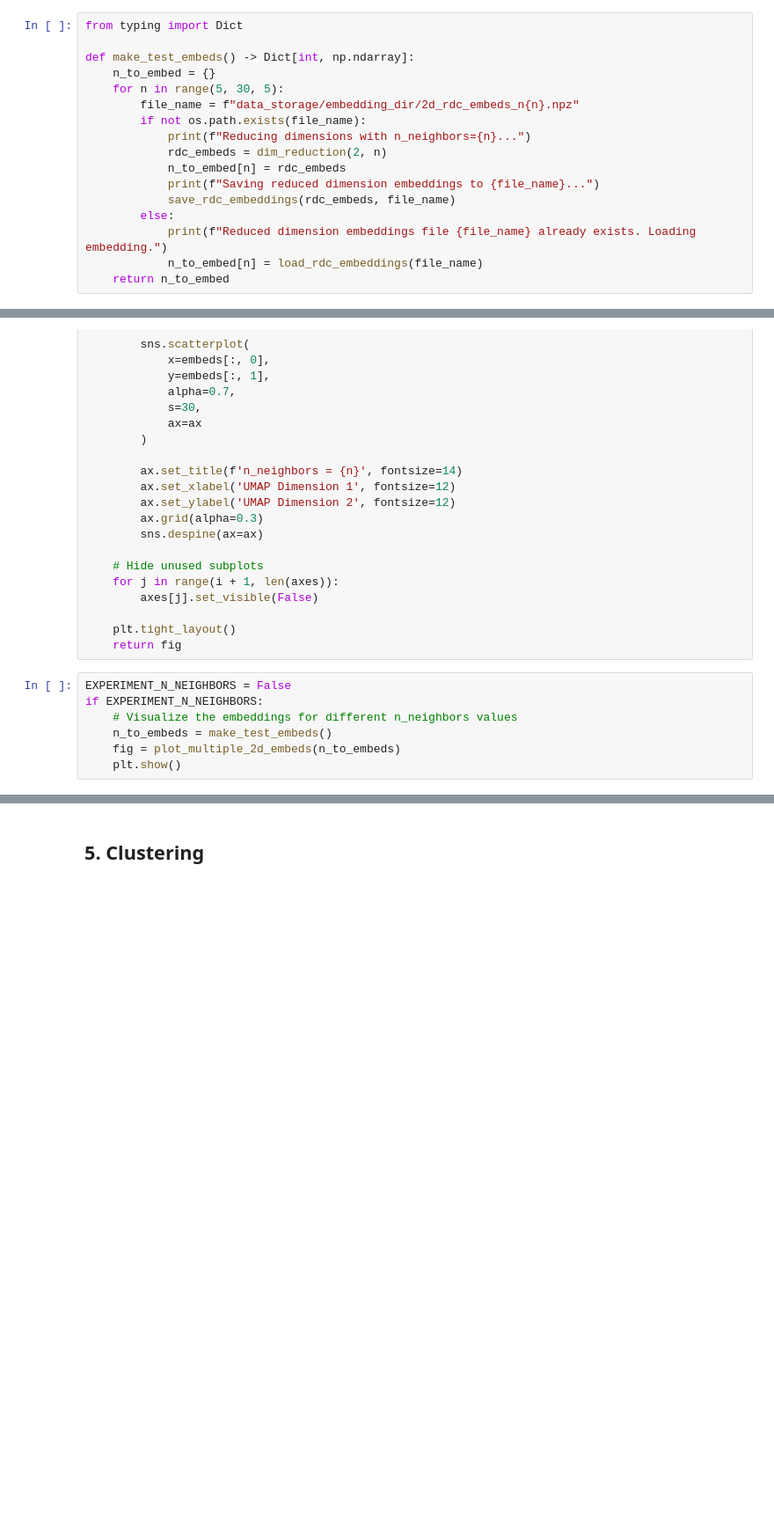
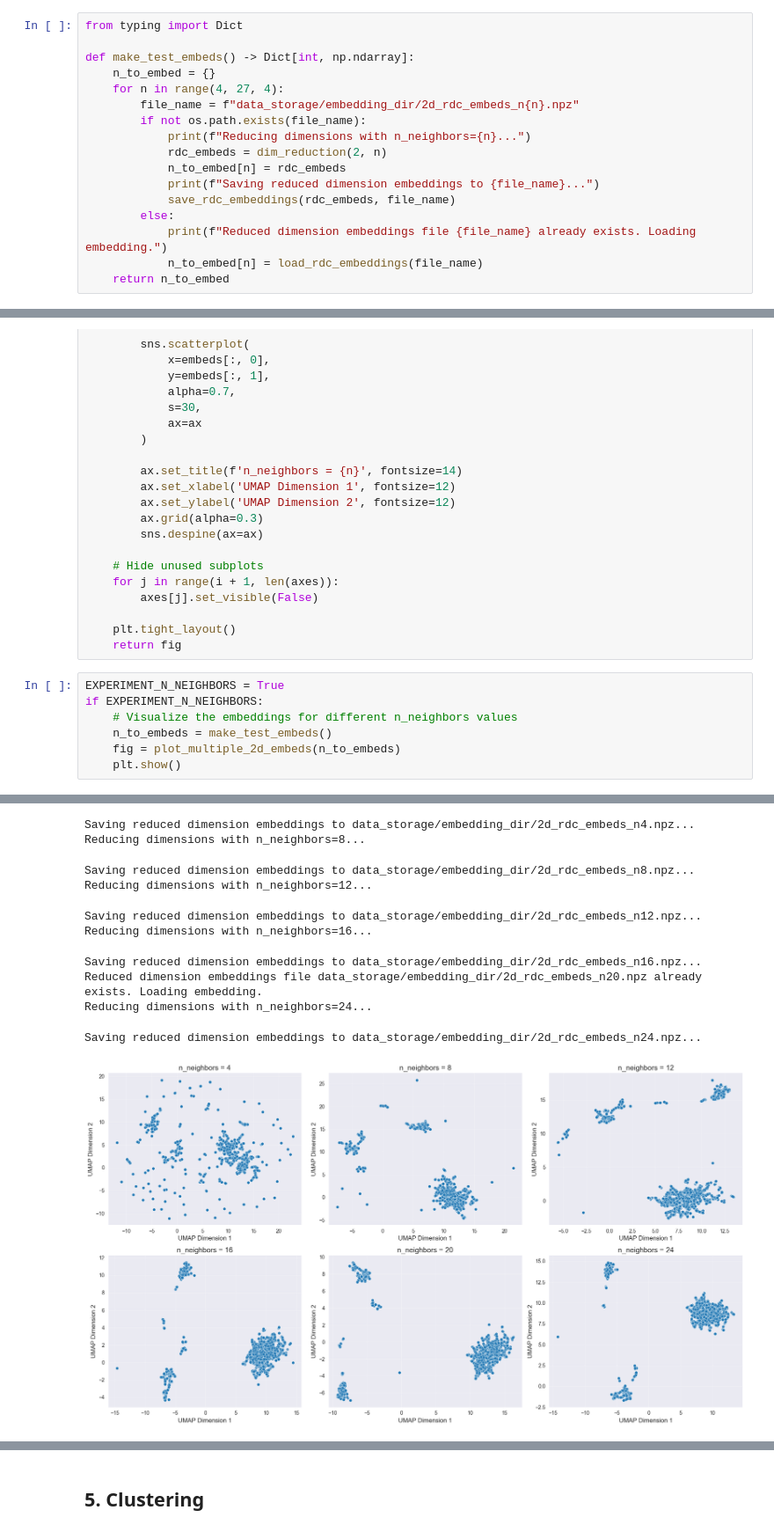
Before and after one commit to xubosen/drivetest_tag_extraction, a Jupyter notebook: src/tag_gen.ipynb, the cells around one changed output, grey strips where cells are left out. Shown at 88% size. Cells and saved outputs as stored; diff of their text form; blank space fills up the shorter version.

```diff
--- a/src/tag_gen.ipynb
+++ b/src/tag_gen.ipynb
@@ -188,7 +206,7 @@ from typing import Dict
 
 def make_test_embeds() -> Dict[int, np.ndarray]:
     n_to_embed = {}
-    for n in range(5, 30, 5):
+    for n in range(4, 27, 4):
         file_name = f"data_storage/embedding_dir/2d_rdc_embeds_n{n}.npz"
         if not os.path.exists(file_name):
             print(f"Reducing dimensions with n_neighbors={n}...")
@@ -297,9 +315,10 @@ def plot_multiple_2d_embeds(n_to_embeds):
     plt.tight_layout()
     return fig
 # %%
-EXPERIMENT_N_NEIGHBORS = False
+EXPERIMENT_N_NEIGHBORS = True
 if EXPERIMENT_N_NEIGHBORS:
     # Visualize the embeddings for different n_neighbors values
     n_to_embeds = make_test_embeds()
     fig = plot_multiple_2d_embeds(n_to_embeds)
     plt.show()
+# %% [output]
@@ -306,2 +326,13 @@ if EXPERIMENT_N_NEIGHBORS:
+Saving reduced dimension embeddings to data_storage/embedding_dir/2d_rdc_embeds_n4.npz...
+Reducing dimensions with n_neighbors=8...
+Saving reduced dimension embeddings to data_storage/embedding_dir/2d_rdc_embeds_n8.npz...
+Reducing dimensions with n_neighbors=12...
+Saving reduced dimension embeddings to data_storage/embedding_dir/2d_rdc_embeds_n12.npz...
+Reducing dimensions with n_neighbors=16...
+Saving reduced dimension embeddings to data_storage/embedding_dir/2d_rdc_embeds_n16.npz...
+Reduced dimension embeddings file data_storage/embedding_dir/2d_rdc_embeds_n20.npz already exists. Loading embedding.
+Reducing dimensions with n_neighbors=24...
+Saving reduced dimension embeddings to data_storage/embedding_dir/2d_rdc_embeds_n24.npz...
+[figure, added]
 # %% [markdown]
 ### d) Using an n_neighbors value, create high dimensional embeddings
```
Also changed, not shown: parts of 18 cells of this notebook.
